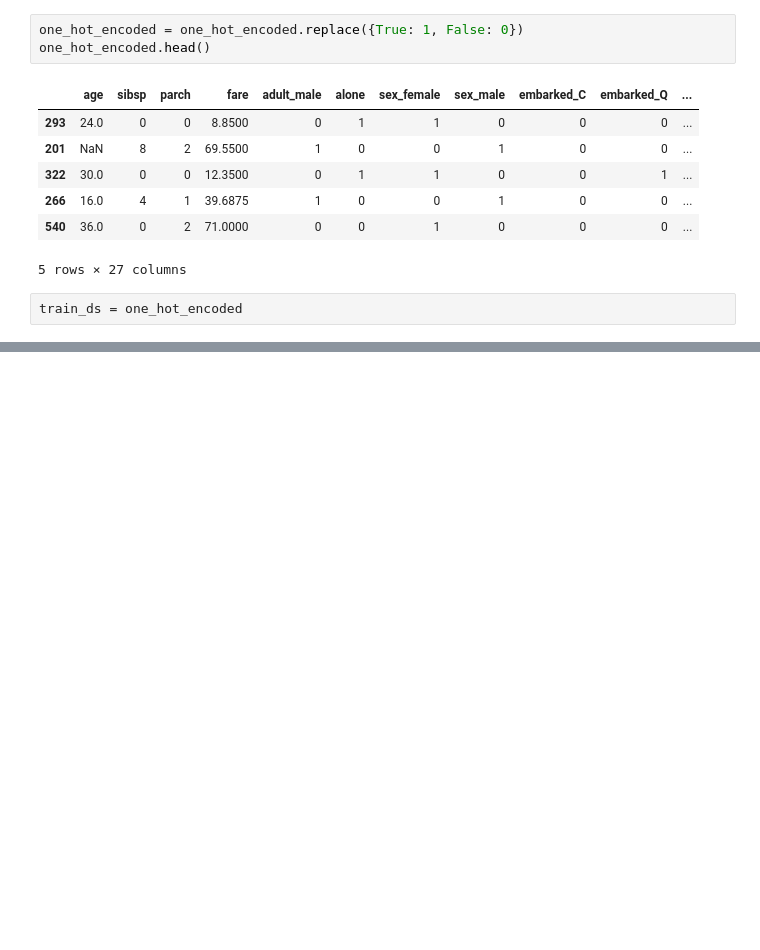
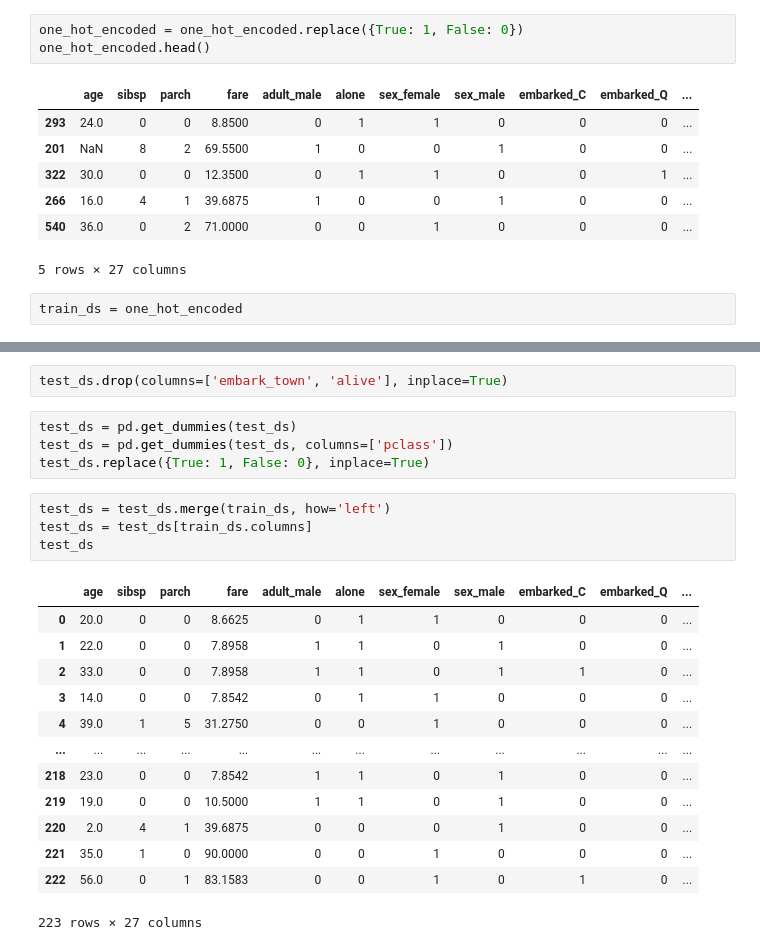
Before and after one commit to TakuroTerui/python_data_processing_100_knock, a Jupyter notebook: 第7章機械学習の前処理を行う10本ノック.ipynb, the cells around one changed output, grey strips where cells are left out. Cells and saved outputs as stored; diff of their text form; blank space fills up the shorter version.

```diff
--- a/第7章機械学習の前処理を行う10本ノック.ipynb
+++ b/第7章機械学習の前処理を行う10本ノック.ipynb
@@ -134,0 +410,24 @@ train_ds = one_hot_encoded
+# %%
+test_ds.drop(columns=['embark_town', 'alive'], inplace=True)
+# %%
+test_ds = pd.get_dummies(test_ds)
+test_ds = pd.get_dummies(test_ds, columns=['pclass'])
+test_ds.replace({True: 1, False: 0}, inplace=True)
+# %%
+test_ds = test_ds.merge(train_ds, how='left')
+test_ds = test_ds[train_ds.columns]
+test_ds
+# %% [output]
+|  | age | sibsp | parch | fare | adult_male | alone | sex_female | sex_male | embarked_C | embarked_Q | ... |
+| 0 | 20.0 | 0 | 0 | 8.6625 | 0 | 1 | 1 | 0 | 0 | 0 | ... |
+| 1 | 22.0 | 0 | 0 | 7.8958 | 1 | 1 | 0 | 1 | 0 | 0 | ... |
+| 2 | 33.0 | 0 | 0 | 7.8958 | 1 | 1 | 0 | 1 | 1 | 0 | ... |
+| 3 | 14.0 | 0 | 0 | 7.8542 | 0 | 1 | 1 | 0 | 0 | 0 | ... |
+| 4 | 39.0 | 1 | 5 | 31.2750 | 0 | 0 | 1 | 0 | 0 | 0 | ... |
+| ... | ... | ... | ... | ... | ... | ... | ... | ... | ... | ... | ... |
+| 218 | 23.0 | 0 | 0 | 7.8542 | 1 | 1 | 0 | 1 | 0 | 0 | ... |
+| 219 | 19.0 | 0 | 0 | 10.5000 | 1 | 1 | 0 | 1 | 0 | 0 | ... |
+| 220 | 2.0 | 4 | 1 | 39.6875 | 0 | 0 | 0 | 1 | 0 | 0 | ... |
+| 221 | 35.0 | 1 | 0 | 90.0000 | 0 | 0 | 1 | 0 | 0 | 0 | ... |
+| 222 | 56.0 | 0 | 1 | 83.1583 | 0 | 0 | 1 | 0 | 1 | 0 | ... |
+223 rows × 27 columns
```
Also changed, not shown: parts of 36 cells of this notebook.
